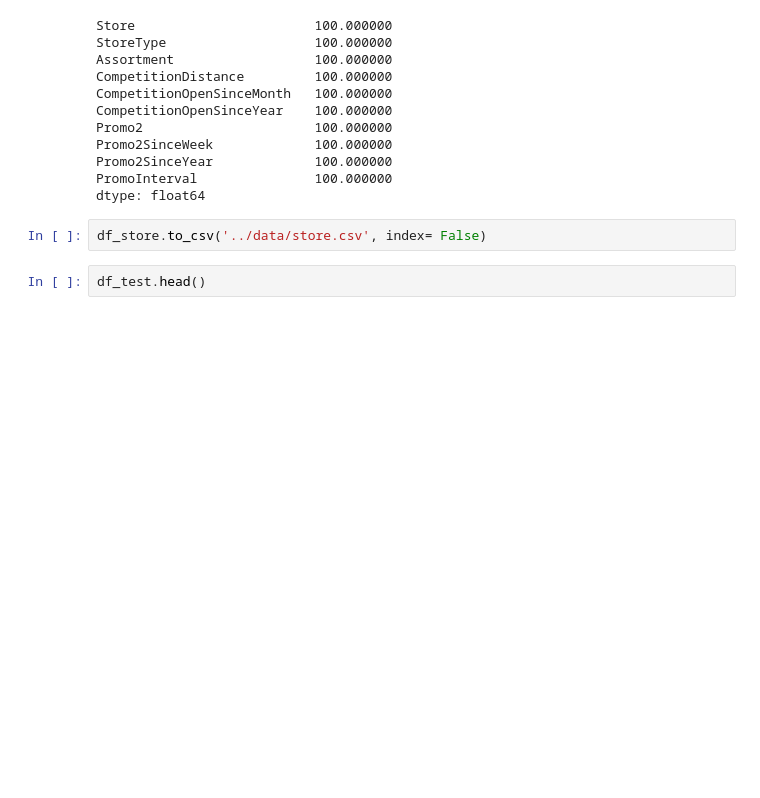
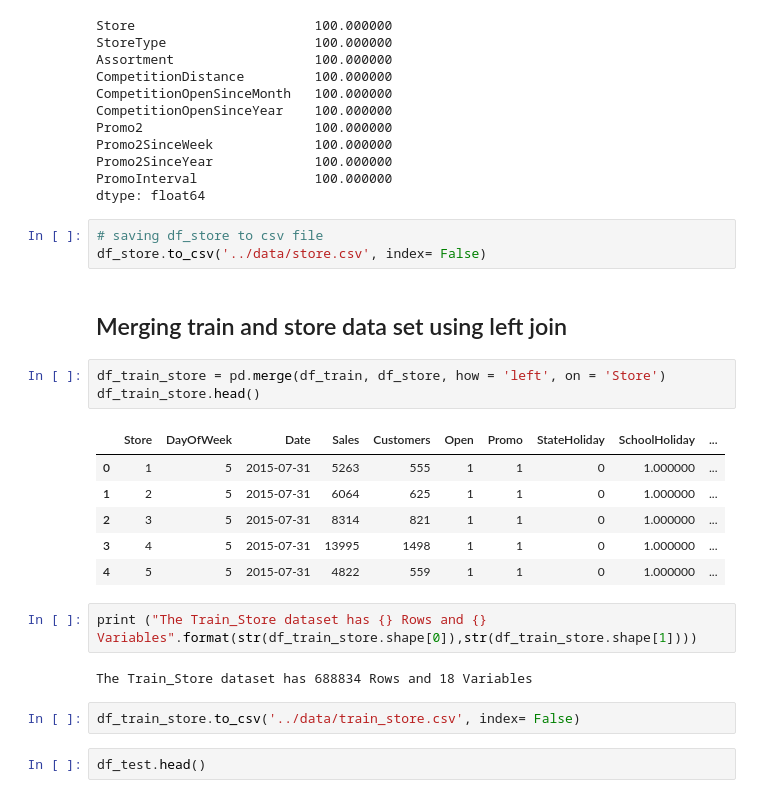
Before and after one commit to nebasam/Forecasting-Sales, a Jupyter notebook: notebooks/forecast.ipynb, the cells around one changed output. Saved outputs shown, nothing was run; the diff lists cells and outputs as text; blank space fills up the shorter version.

```diff
--- a/notebooks/forecast.ipynb
+++ b/notebooks/forecast.ipynb
@@ -304,8 +276,27 @@ Promo2SinceWeek             100.000000
 Promo2SinceYear             100.000000
 PromoInterval               100.000000
 dtype: float64
+# %%
+# saving df_store to csv file
+df_store.to_csv('../data/store.csv', index= False)
+# %% [markdown]
+## Merging train and store data set using left join
+# %%
+df_train_store = pd.merge(df_train, df_store, how = 'left', on = 'Store')
+df_train_store.head()
+# %% [output]
+|  | Store | DayOfWeek | Date | Sales | Customers | Open | Promo | StateHoliday | SchoolHoliday | ... |
+| 0 | 1 | 5 | 2015-07-31 | 5263 | 555 | 1 | 1 | 0 | 1.000000 | ... |
+| 1 | 2 | 5 | 2015-07-31 | 6064 | 625 | 1 | 1 | 0 | 1.000000 | ... |
+| 2 | 3 | 5 | 2015-07-31 | 8314 | 821 | 1 | 1 | 0 | 1.000000 | ... |
+| 3 | 4 | 5 | 2015-07-31 | 13995 | 1498 | 1 | 1 | 0 | 1.000000 | ... |
+| 4 | 5 | 5 | 2015-07-31 | 4822 | 559 | 1 | 1 | 0 | 1.000000 | ... |
+# %%
+print ("The Train_Store dataset has {} Rows and {} Variables".format(str(df_train_store.shape[0]),str(df_train_store.shape[1])))
+# %% [output]
+The Train_Store dataset has 688834 Rows and 18 Variables
 # %%
-df_store.to_csv('../data/store.csv', index= False)
+df_train_store.to_csv('../data/train_store.csv', index= False)
 # %%
 df_test.head()
 # %% [output]
```
Also changed, not shown: parts of 30 cells of this notebook.
